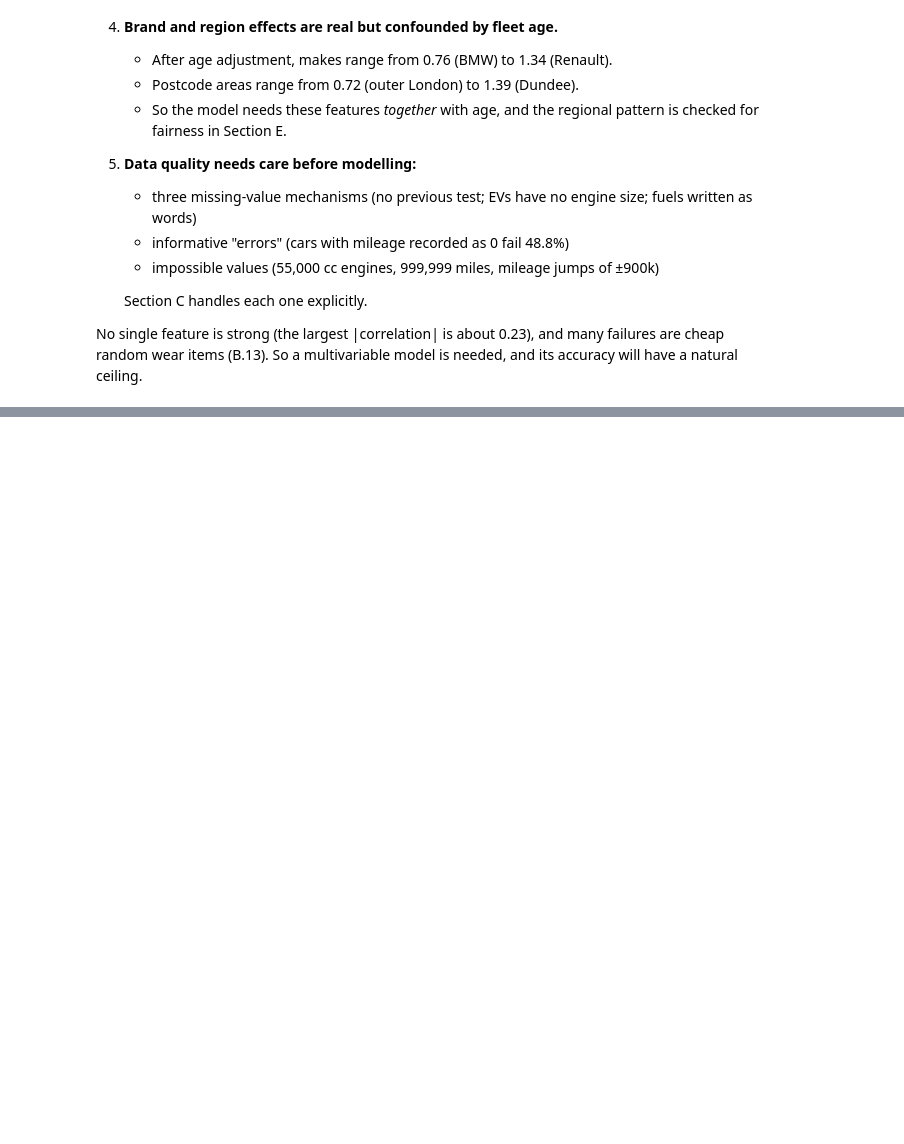
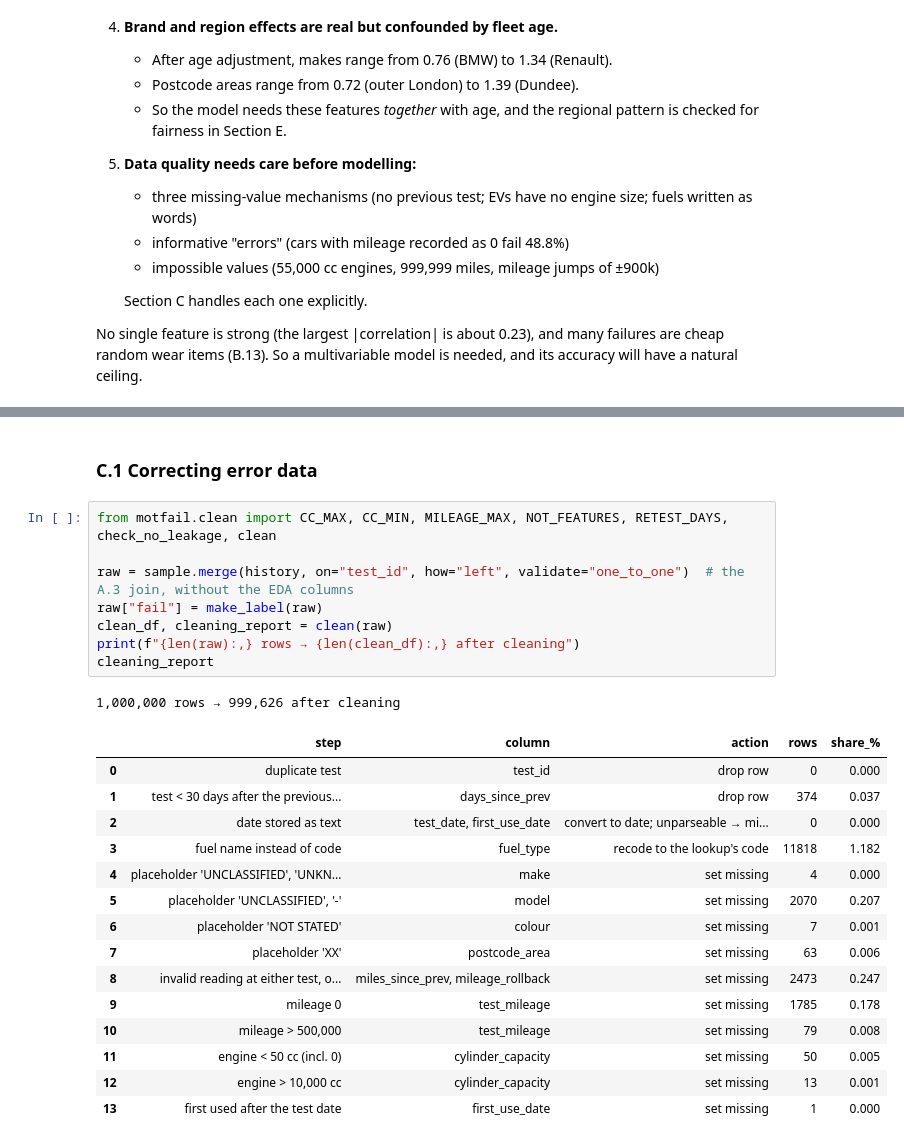
Before and after one commit to Megach-ffs/mot-failure-prediction, a Jupyter notebook: notebooks/MLDA_CW1.ipynb, the cells around one changed output, grey strips where cells are left out. Cells and saved outputs as stored; diff of their text form; blank space fills up the shorter version.

```diff
--- a/notebooks/MLDA_CW1.ipynb
+++ b/notebooks/MLDA_CW1.ipynb
@@ -907,0 +919,27 @@ No single feature is strong (the largest |correlation| is about 0.23), and many
+# %% [markdown]
+### C.1 Correcting error data
+# %%
+from motfail.clean import CC_MAX, CC_MIN, MILEAGE_MAX, NOT_FEATURES, RETEST_DAYS, check_no_leakage, clean
+
+raw = sample.merge(history, on="test_id", how="left", validate="one_to_one")  # the A.3 join, without the EDA columns
+raw["fail"] = make_label(raw)
+clean_df, cleaning_report = clean(raw)
+print(f"{len(raw):,} rows → {len(clean_df):,} after cleaning")
+cleaning_report
+# %% [output]
+1,000,000 rows → 999,626 after cleaning
+|  | step | column | action | rows | share_% |
+| 0 | duplicate test | test_id | drop row | 0 | 0.000 |
+| 1 | test < 30 days after the previous... | days_since_prev | drop row | 374 | 0.037 |
+| 2 | date stored as text | test_date, first_use_date | convert to date; unparseable → mi... | 0 | 0.000 |
+| 3 | fuel name instead of code | fuel_type | recode to the lookup's code | 11818 | 1.182 |
+| 4 | placeholder 'UNCLASSIFIED', 'UNKN... | make | set missing | 4 | 0.000 |
+| 5 | placeholder 'UNCLASSIFIED', '-' | model | set missing | 2070 | 0.207 |
+| 6 | placeholder 'NOT STATED' | colour | set missing | 7 | 0.001 |
+| 7 | placeholder 'XX' | postcode_area | set missing | 63 | 0.006 |
+| 8 | invalid reading at either test, o... | miles_since_prev, mileage_rollback | set missing | 2473 | 0.247 |
+| 9 | mileage 0 | test_mileage | set missing | 1785 | 0.178 |
+| 10 | mileage > 500,000 | test_mileage | set missing | 79 | 0.008 |
+| 11 | engine < 50 cc (incl. 0) | cylinder_capacity | set missing | 50 | 0.005 |
+| 12 | engine > 10,000 cc | cylinder_capacity | set missing | 13 | 0.001 |
+| 13 | first used after the test date | first_use_date | set missing | 1 | 0.000 |
```
Also changed, not shown: parts of 11 cells of this notebook, 4 other files.
